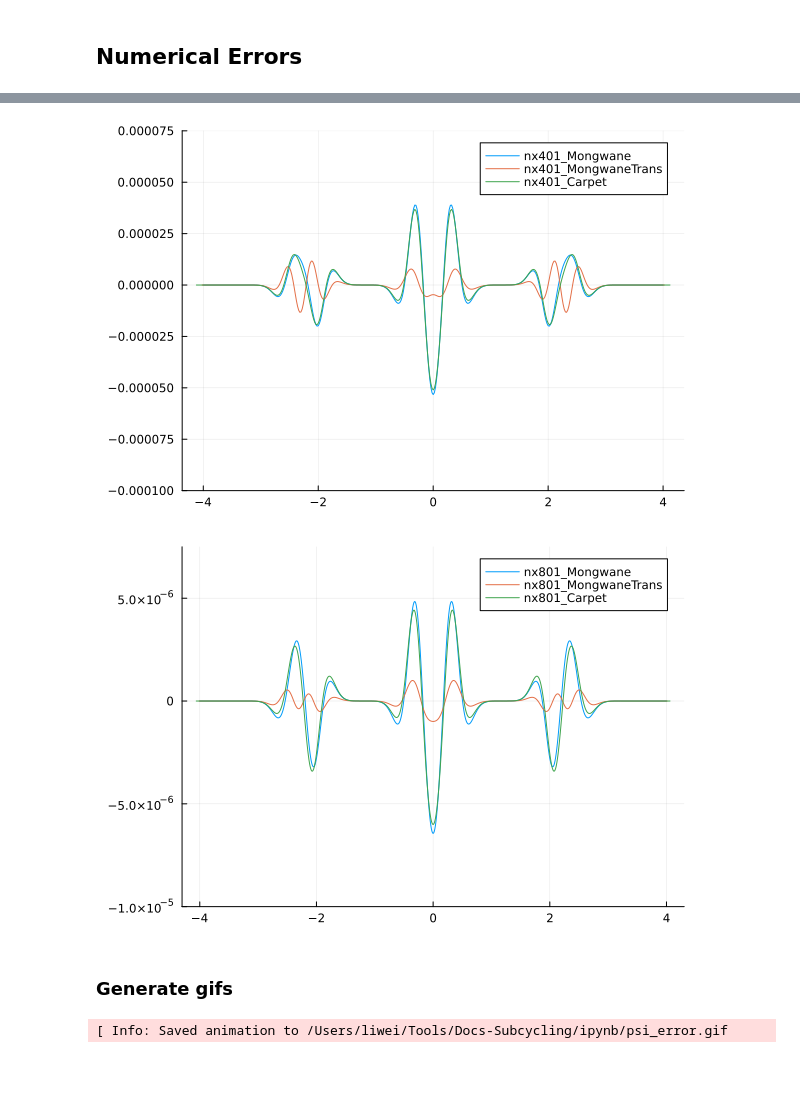
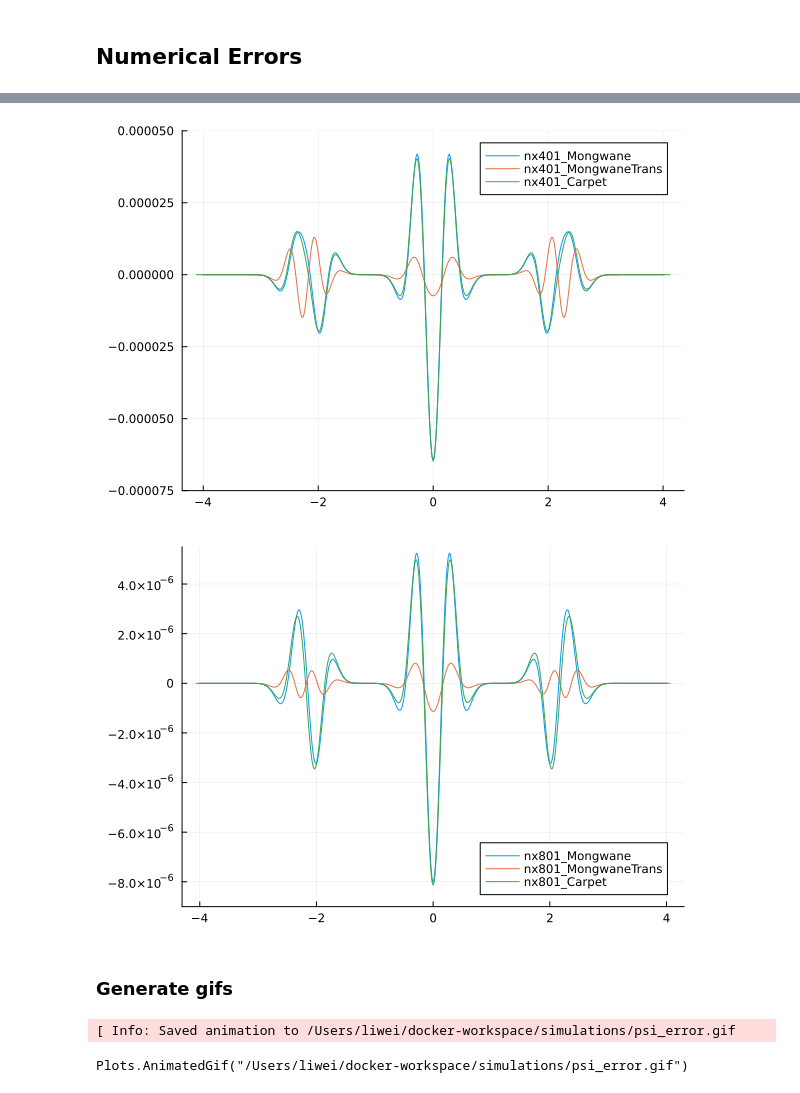
Before and after one commit to lwJi/Docs-Subcycling, a Jupyter notebook: ipynb/Reflection.ipynb, the cells around one changed output, grey strips where cells are left out. Cells and saved outputs as stored; diff of their text form; code cells hidden in the pictures.

Commit message:
ipynb: Update Reflection

```diff
--- a/ipynb/Reflection.ipynb
+++ b/ipynb/Reflection.ipynb
@@ -6,3 +6,5 @@ using Plots
 include("./misc.jl")
 # %% [output]
 Main.Misc
+# %%
+parent_dir = expanduser("~/docker-workspace/simulations/")
@@ -9,6 +13,5 @@ Main.Misc
 # %%
-function plot_error(dirs; nbuf = 2, lev = 1, tmax = 2.0,
-                    parent_dir = expanduser("~/docker-workspace/simulations/"))
+function plot_error(dirs; nbuf = 2, lev = 1, tmax = 2.0)
     fulldirs = parent_dir .* dirs
     dats = Misc.load_data(fulldirs, nbuf, lev, tmax)
     plt = plot()
@@ -54,34 +57,35 @@ plot_error(
         "Gaussian_2levels_nx401_Mongwane",
         "Gaussian_2levels_nx401_MongwaneTrans",
         "Gaussian_2levels_nx401_Carpet",
-    ]; nbuf = 2, tmax = 2.2)
-plot!(ylim = (-1e-4, 7.5e-5))
+    ]; nbuf = 2, tmax = 2.16)
+plot!(ylim = (-7.5e-5, 5e-5))
 # %% [output]
-[figure, old version]
+[figure, new version]
 # %%
 plot_error(
     [
         "Gaussian_2levels_nx801_Mongwane",
         "Gaussian_2levels_nx801_MongwaneTrans",
         "Gaussian_2levels_nx801_Carpet",
-    ]; nbuf = 2, tmax = 2.2)
-plot!(ylim = (-1e-5, 7.5e-6))
+    ]; nbuf = 2, tmax = 2.16)
+plot!(ylim = (-9e-6, 5.5e-6))
 # %% [output]
-[figure, old version]
+[figure, new version]
 # %% [markdown]
 ### Generate gifs
 # %%
 a_err = Animation()
-for t in LinRange(0.0, 3.0, 16)
+for t in LinRange(0.0, 3.2, 161)
     plt = plot_error(
         [
             "Gaussian_2levels_nx801_Mongwane",
             "Gaussian_2levels_nx801_MongwaneTrans",
             "Gaussian_2levels_nx801_Carpet",
         ]; nbuf = 2, lev = 1, tmax = t)
-    plt = plot!(ylim = (-1e-5,7.5e-6))
+    plt = plot!(xlim=(-0.5,2.5),ylim = (-5e-6,5e-6))
     frame(a_err, plt)
 end
-gif(a_err, "./psi_error.gif");
+gif(a_err, parent_dir * "psi_error.gif")
 # %% [output]
-[ Info: Saved animation to /Users/liwei/Tools/Docs-Subcycling/ipynb/psi_error.gif
+[ Info: Saved animation to /Users/liwei/docker-workspace/simulations/psi_error.gif
+Plots.AnimatedGif("/Users/liwei/docker-workspace/simulations/psi_error.gif")
```
Also changed, not shown: parts of 2 cells of this notebook, 1 other file.
